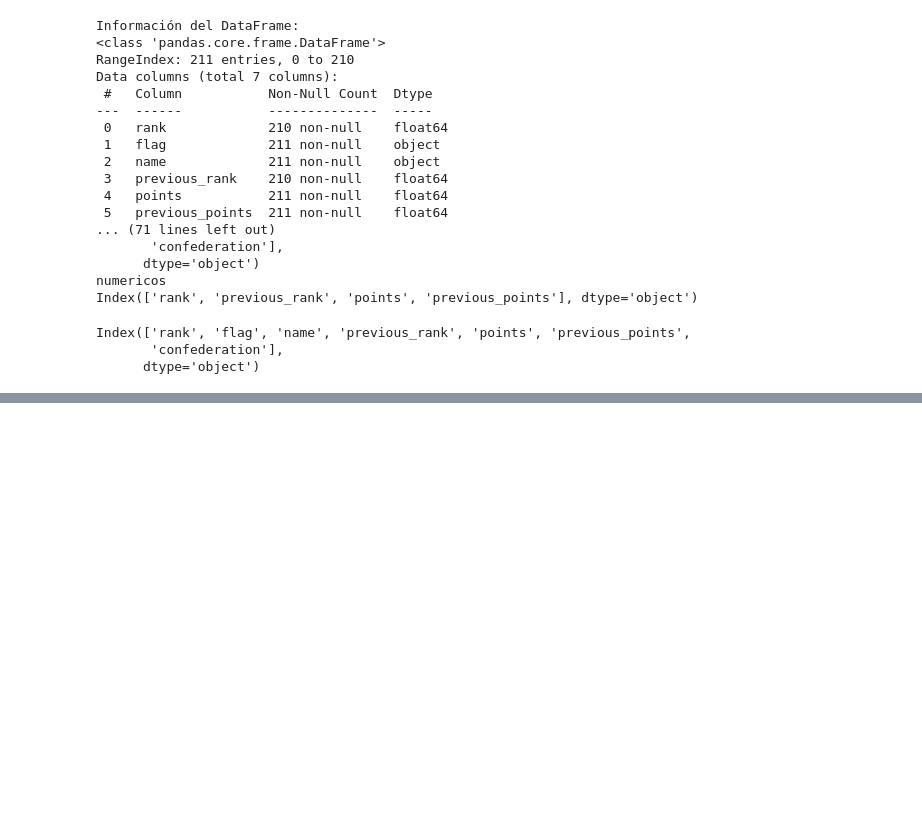
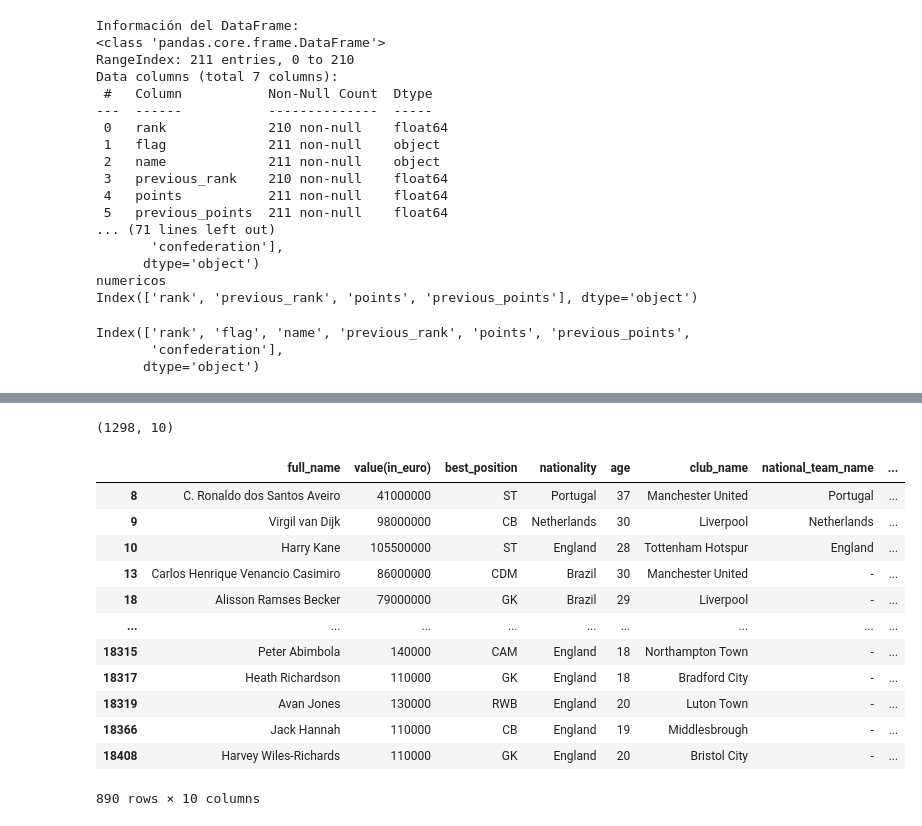
Before and after one commit to bperezlovisolo/Proyecto_3, a Jupyter notebook: proyecto.ipynb, the cells around one changed output, grey strips where cells are left out. Drawn from its saved outputs; the diff is of its cells as text; code cells hidden in the pictures; blank space fills up the shorter version.

```diff
--- a/proyecto.ipynb
+++ b/proyecto.ipynb
@@ -276,0 +331,3 @@ df_union
+# %%
+df_union = fs.limpiar_nulos(df_union)
+df_union
@@ -276,0 +391,7 @@ df_union
+# %%
+english_club = ['Manchester United', 'Liverpool', 'Tottenham Hotspur', 'Chelsea','Leicester City','Aston Villa','Newcastle United','West Ham United','Wolverhampton Wanderers','Arsenal',
+'Everton','AFC Richmond',  'AFC Bournemouth','Fulham','Southampton','Leeds United','Nottingham Forest','Crystal Palace','Brentford','Burnley','Norwich City','West Bromwich Albion',
+'Coventry City','Sheffield United','Queens Park Rangers','Swansea City','Reading','Blackburn Rovers','Bristol City', 'Middlesbrough','Millwall','Hull City','Luton Town','Birmingham City',
+'Blackpool','Portsmouth','Sunderland','Oxford United','Derby County','Barnsley','Cardiff City','Wigan Athletic','Bradford City','Cambridge United', 'Burton Albion','Northampton Town']
+# %%
+df_premier = fs.clean_column(df_union, "club_name", english_club)
@@ -276,0 +418,4 @@ df_union
+# %%
+df_premier.shape
+# %% [output]
+(1298, 10)
@@ -276,0 +424,17 @@ df_union
+# %%
+df_top20 = df_premier[df_premier["rank"] <= 20]
+df_top20
+# %% [output]
+|  | full_name | value(in_euro) | best_position | nationality | age | club_name | national_team_name | ... |
+| 8 | C. Ronaldo dos Santos Aveiro | 41000000 | ST | Portugal | 37 | Manchester United | Portugal | ... |
+| 9 | Virgil van Dijk | 98000000 | CB | Netherlands | 30 | Liverpool | Netherlands | ... |
+| 10 | Harry Kane | 105500000 | ST | England | 28 | Tottenham Hotspur | England | ... |
+| 13 | Carlos Henrique Venancio Casimiro | 86000000 | CDM | Brazil | 30 | Manchester United | - | ... |
+| 18 | Alisson Ramses Becker | 79000000 | GK | Brazil | 29 | Liverpool | - | ... |
+| ... | ... | ... | ... | ... | ... | ... | ... | ... |
+| 18315 | Peter Abimbola | 140000 | CAM | England | 18 | Northampton Town | - | ... |
+| 18317 | Heath Richardson | 110000 | GK | England | 18 | Bradford City | - | ... |
+| 18319 | Avan Jones | 130000 | RWB | England | 20 | Luton Town | - | ... |
+| 18366 | Jack Hannah | 110000 | CB | England | 19 | Middlesbrough | - | ... |
+| 18408 | Harvey Wiles-Richards | 110000 | GK | England | 20 | Bristol City | - | ... |
+890 rows × 10 columns
```
Also changed, not shown: parts of 42 cells of this notebook, 1 other file.
